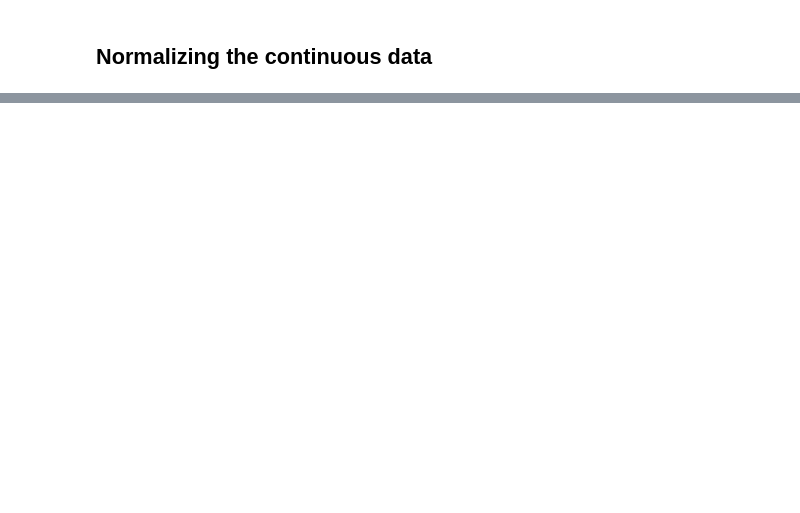
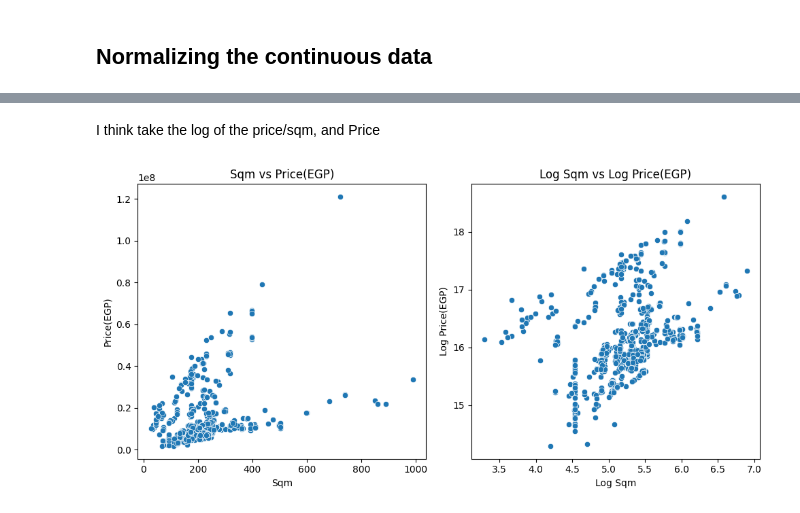
Before and after one commit to MinaAlberDS/Codveda-Internship, a Jupyter notebook: Level 1/Task 2/Data_cleaning.ipynb, the cells around one changed output, grey strips where cells are left out. Cells and saved outputs as stored; diff of their text form; code cells hidden in the pictures; blank space fills up the shorter version.

```diff
--- a/Level 1/Task 2/Data_cleaning.ipynb
+++ b/Level 1/Task 2/Data_cleaning.ipynb
@@ -613,0 +708,40 @@ re_df
+# %% [markdown]
+I think take the log of the price/sqm, and Price
+# %%
+def two_scatters_plot(x:np.ndarray ,y:np.ndarray, x_name:str, y_name:str):
+    """Plot two plots to compare them with different data
+
+    Args:
+        x (Array): original x values
+        y (Array): Original y values
+        x_name (str): xlabel
+        y_name (str): ylabel
+    Returns:
+        Logs: The logs of x, and y
+    """
+    plt.figure(figsize=(10,5)) # Make two plots one for sqm vs price, and the another sqm vs log(price)
+    # sqm vs price
+    plt.subplot(1,2,1)
+    sns.scatterplot(x=x, y=y)
+    plt.title(f"{x_name} vs {y_name}")
+    plt.ylabel(y_name)
+    plt.xlabel(x_name)
+
+    log_x = np.log(x) #take the log of x
+    log_y = np.log(y) #take the log of y
+    log_x_name = "Log " + x_name # log xlabel
+    log_y_name = "Log " + y_name # log ylabel
+    #sqm vs log(price)
+    plt.subplot(1,2,2)
+    sns.scatterplot(x=log_x, y=log_y)
+    plt.title(f"{log_x_name} vs {log_y_name}")
+    plt.ylabel(log_y_name)
+    plt.xlabel(log_x_name)
+    plt.tight_layout()
+    plt.show()
+    return log_x, log_y
+
+# Assign the returned arrays to separate columns
+re_df["log(sqm)"], re_df["log(price)"] = two_scatters_plot(re_df["sqm"], re_df["Price(EGP)"], "Sqm", "Price(EGP)")
+# %% [output]
+[figure, added]
```
Also changed, not shown: parts of 32 cells of this notebook.
